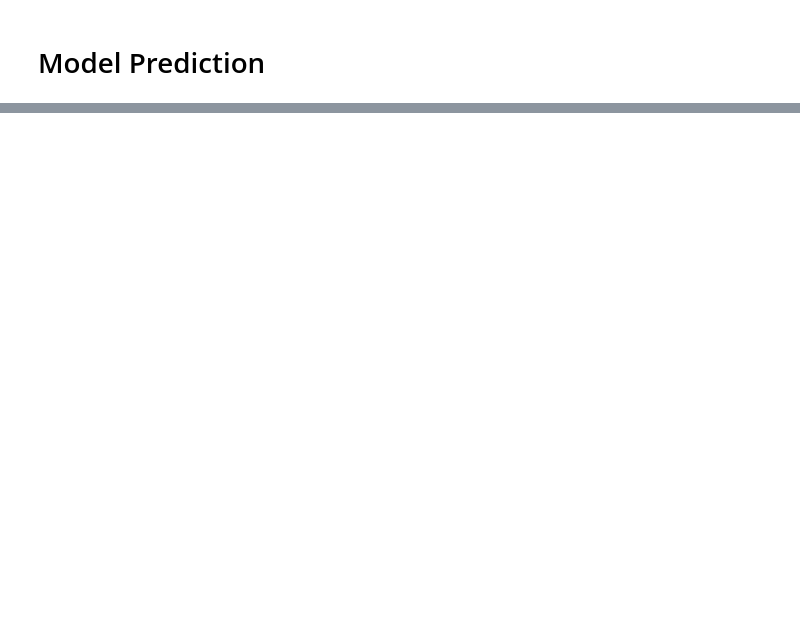
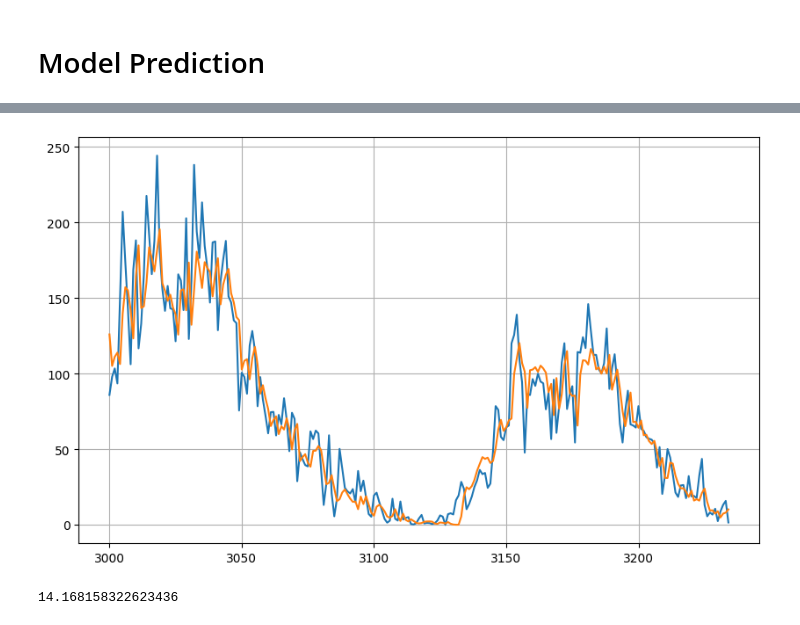
Before and after one commit to yeesem/Deep_Learning, a Jupyter notebook: Predicting_Sunspots_with_Neural_Network.ipynb, the cells around one changed output, grey strips where cells are left out. Saved outputs shown, nothing was run; the diff lists cells and outputs as text; code cells hidden in the pictures; blank space fills up the shorter version.

```diff
--- a/Predicting_Sunspots_with_Neural_Network.ipynb
+++ b/Predicting_Sunspots_with_Neural_Network.ipynb
@@ -306,0 +366,29 @@ plot_series(
+# %%
+# Set the initial learning rate
+initial_learning_rate = 1e-7
+
+lr_schedule = tf.keras.optimizers.schedules.ExponentialDecay(
+    initial_learning_rate,
+    decay_steps = 400,
+    decay_rate = 0.96,
+    staircase = True
+)
+
+# Set the optimizer
+optimizer = tf.keras.optimizers.SGD(
+    learning_rate = lr_schedule,
+    momentum = 0.9
+)
+
+# Set the training parameters
+model.compile(
+    loss = tf.keras.losses.Huber(),
+    optimizer = optimizer,
+    metrics = ['mae']
+)
+
+# Train the model
+history = model.fit(
+    train_set,
+    epochs = 40
+)
@@ -306,0 +413,13 @@ plot_series(
+# %%
+# Reduce the original series
+forecast_series = series[split_time - window_size : -1]
+
+# Use helper function to generate prediction
+forecast = model_forecast(model,forecast_series,window_size,batch_size)
+
+# Drop single dimentional axis
+results = forecast.squeeze()
+
+# Plot the results
+plot_series(time_valid, (x_valid, results))
+# %% [output]
@@ -306,0 +427,6 @@ plot_series(
+[figure, added]
+# %%
+# Compute the MAE
+print(tf.keras.metrics.mean_absolute_error(results,x_valid).numpy())
+# %% [output]
+14.168158322623436
```
Also changed, not shown: parts of 11 cells of this notebook.
